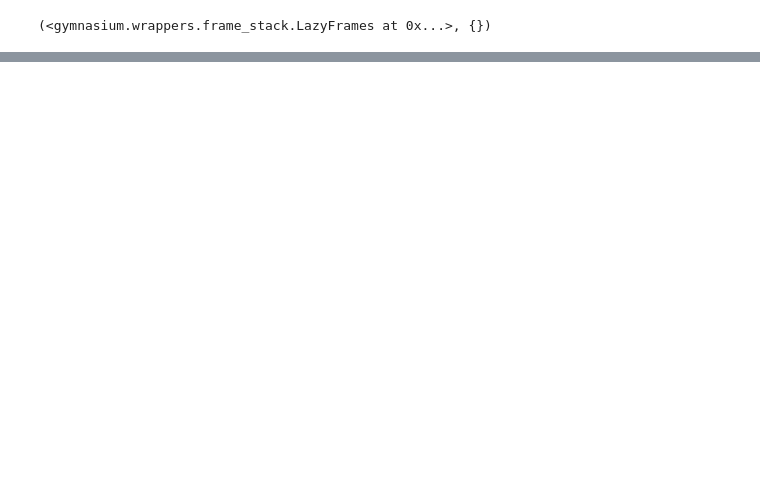
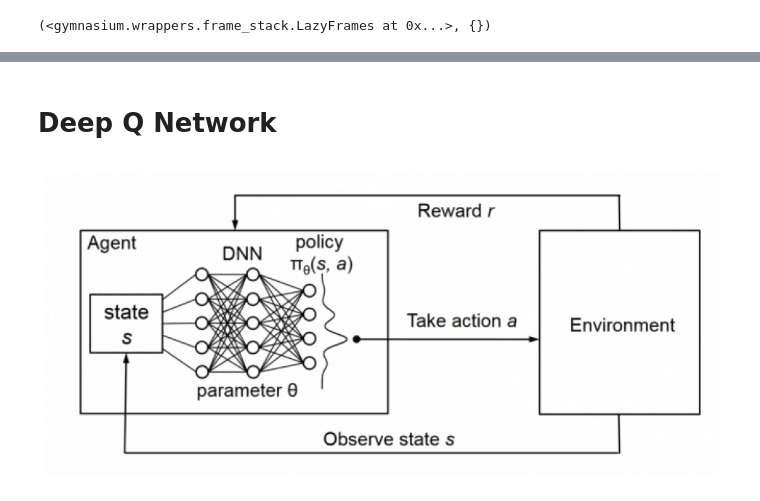
Before and after one commit to asporoc/GnG-DQN-RL, a Jupyter notebook: DQN.ipynb, the cells around one changed output, grey strips where cells are left out. Saved outputs shown, nothing was run; the diff lists cells and outputs as text; code cells hidden in the pictures; blank space fills up the shorter version.

```diff
--- a/DQN.ipynb
+++ b/DQN.ipynb
@@ -335,0 +414,11 @@ Episode 16/10000, Score: 0.8999999999999999, Epsilon: 1.00
+# %% [markdown]
+# Deep Q Network
+# %%
+image_path = '/home/billyka/Documents/IKG_HTW/Datenschutz und Datensicherheit/dqn-architecture.png'
+image = mpimg.imread(image_path)
+plt.figure(figsize=(12, 8))
+plt.imshow(image)
+plt.axis('off')
+plt.show()
+# %% [output]
+[figure, added]
```
Also changed, not shown: parts of 20 cells of this notebook.
